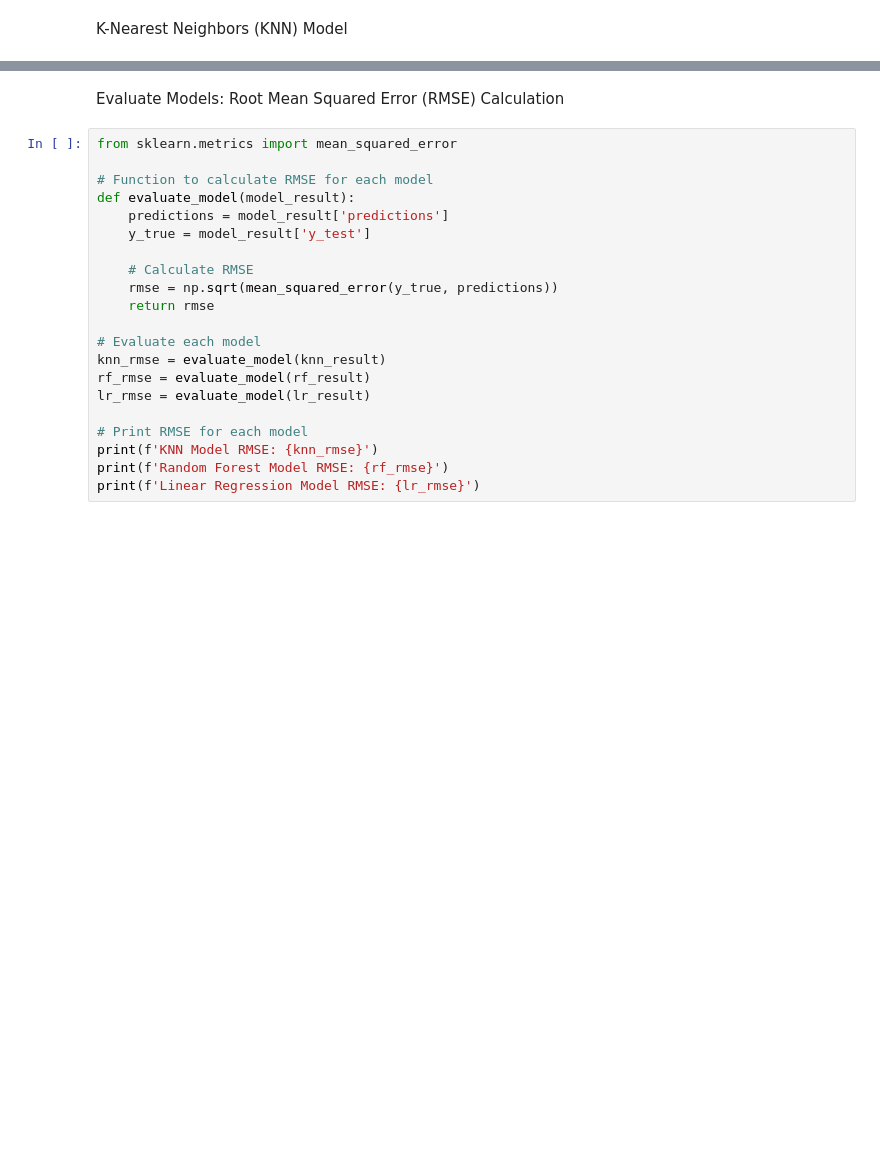
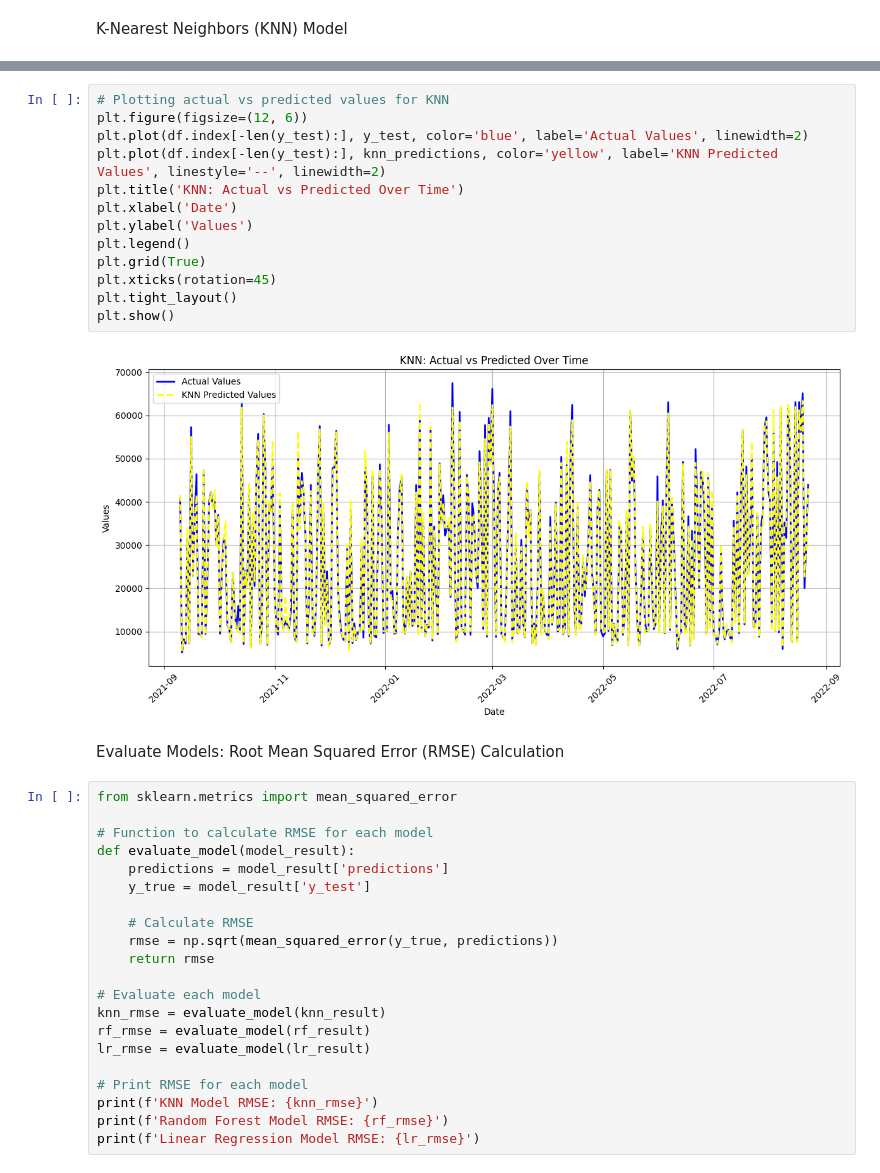
Before and after one commit to CleliaCaetano/Predicting-Cryptocurrency-Prices, a Jupyter notebook: Predicting_Cryptocurrency_Prices.ipynb, the cells around one changed output, grey strips where cells are left out. Drawn from its saved outputs; the diff is of its cells as text; blank space fills up the shorter version.

```diff
--- a/Predicting_Cryptocurrency_Prices.ipynb
+++ b/Predicting_Cryptocurrency_Prices.ipynb
@@ -758,3 +754,18 @@ Actual value is: 21303.986328125
+# %%
+# Plotting actual vs predicted values for KNN
+plt.figure(figsize=(12, 6))
+plt.plot(df.index[-len(y_test):], y_test, color='blue', label='Actual Values', linewidth=2)
+plt.plot(df.index[-len(y_test):], knn_predictions, color='yellow', label='KNN Predicted Values', linestyle='--', linewidth=2)
+plt.title('KNN: Actual vs Predicted Over Time')
+plt.xlabel('Date')
+plt.ylabel('Values')
+plt.legend()
+plt.grid(True)
+plt.xticks(rotation=45)
+plt.tight_layout()
+plt.show()
+# %% [output]
+[figure, added]
 # %% [markdown]
 Evaluate Models: Root Mean Squared Error (RMSE) Calculation
 # %%
```
Also changed, not shown: parts of 36 cells of this notebook.
